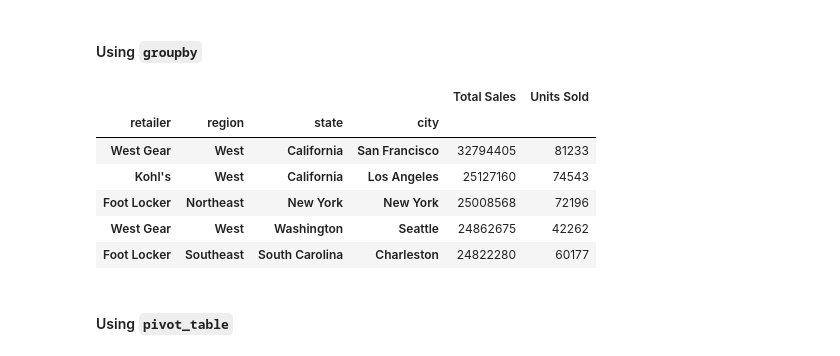
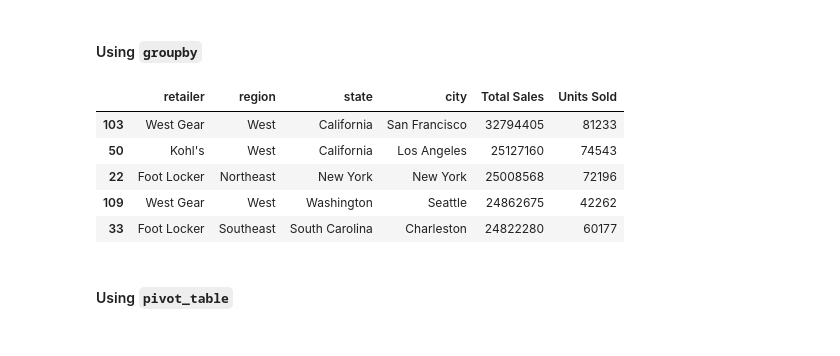
Before and after one commit to knox135/athletic_sales_analysis, a Jupyter notebook: athletic_sales_analysis_starter_code.ipynb, the cells around one changed output. Saved outputs shown, nothing was run; the diff lists cells and outputs as text; code cells hidden in the pictures.

```diff
--- a/athletic_sales_analysis_starter_code.ipynb
+++ b/athletic_sales_analysis_starter_code.ipynb
@@ -126,8 +126,8 @@ sales_method         object
 dtype: object
 # %%
 # Convert the "invoice_date" to a datetime datatype
-#combined_df['invoice_date'] = combined_df['invoice_date'].astype('datetime64[ns]')
-combined_df['invoice_date']= pd.to_datetime(combined_df['invoice_date'])
+combined_df['invoice_date'] = combined_df['invoice_date'].astype('datetime64[ns]')
+#combined_df['invoice_date']= pd.to_datetime(combined_df['invoice_date'])
 # %%
 # Confirm that the "invoice_date" data type has been changed.
 combined_df[['invoice_date']].dtypes
@@ -224,19 +222,18 @@ total_sales_pivot.sort_values(by='Total Sales', ascending=False).head()
 # %%
 # Show the total sales for the products sold for each retailer, region, state, and city.
 # Rename the "total_sales" column to "Total Sales"
 total_sales_retailer_groupby = combined_df.groupby(['retailer','region', 'state', 'city'])[['total_sales','units_sold']].sum()
 total_sales_retailer_groupby = total_sales_retailer_groupby.rename(columns={'total_sales':'Total Sales',
-                                                                            'units_sold': 'Units Sold'})
+                                                                            'units_sold': 'Units Sold'}).reset_index(drop=False)
 # Show the top 5 results.
 total_sales_retailer_groupby.sort_values(by='Total Sales', ascending=False).head()
 # %% [output]
-|  |  |  |  | Total Sales | Units Sold |
-| retailer | region | state | city |  |  |
-| West Gear | West | California | San Francisco | 32794405 | 81233 |
-| Kohl's | West | California | Los Angeles | 25127160 | 74543 |
-| Foot Locker | Northeast | New York | New York | 25008568 | 72196 |
-| West Gear | West | Washington | Seattle | 24862675 | 42262 |
-| Foot Locker | Southeast | South Carolina | Charleston | 24822280 | 60177 |
+|  | retailer | region | state | city | Total Sales | Units Sold |
+| 103 | West Gear | West | California | San Francisco | 32794405 | 81233 |
+| 50 | Kohl's | West | California | Los Angeles | 25127160 | 74543 |
+| 22 | Foot Locker | Northeast | New York | New York | 25008568 | 72196 |
+| 109 | West Gear | West | Washington | Seattle | 24862675 | 42262 |
+| 33 | Foot Locker | Southeast | South Carolina | Charleston | 24822280 | 60177 |
 # %% [markdown]
 #### Using `pivot_table`
 # %%
```
Also changed, not shown: parts of 3 cells of this notebook.
